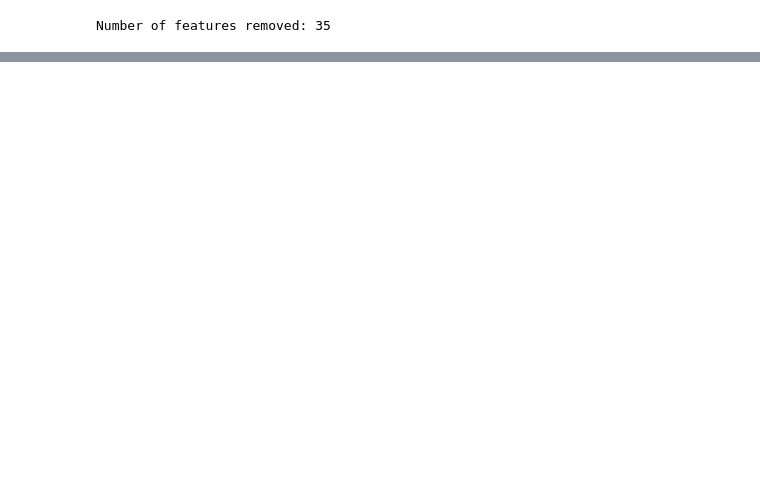
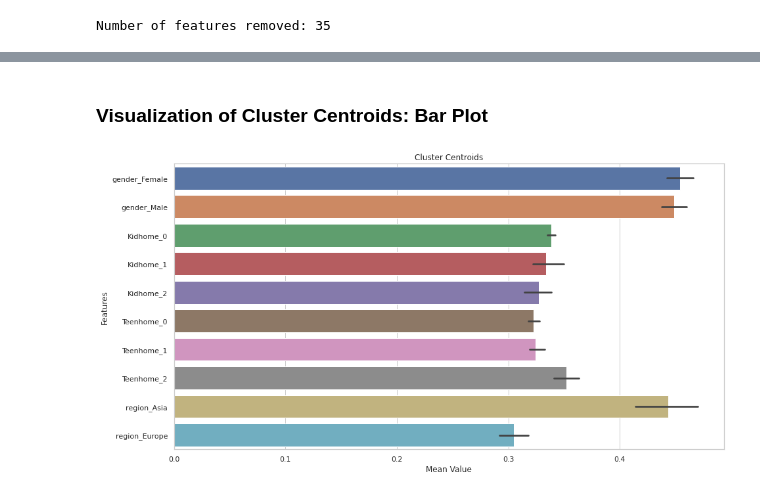
Before and after one commit to taradehdari/ads508-team6-project, a Jupyter notebook: modelTraining/modelTraining.ipynb, the cells around one changed output, grey strips where cells are left out. Drawn from its saved outputs; the diff is of its cells as text; code cells hidden in the pictures; blank space fills up the shorter version.

```diff
--- a/modelTraining/modelTraining.ipynb
+++ b/modelTraining/modelTraining.ipynb
@@ -380,0 +295,8 @@ Predicting Clusters for Validation Data
+# %%
+# Get cluster centroids
+centroids = kmeans.cluster_centers_
+
+# Create a DataFrame to show centroids
+centroid_df = pd.DataFrame(centroids, columns=reduced_features_validate.columns)
+print("Cluster Centroids:")
+print(centroid_df)
@@ -380,0 +316,18 @@ Predicting Clusters for Validation Data
+# %% [markdown]
+### Visualization of Cluster Centroids: Bar Plot
+# %%
+# Drop the 'CustomerID' column for visualization
+centroid_df_plot = centroid_df.drop(columns=['CustomerID'])
+
+# Set the style
+sns.set(style="whitegrid")
+
+# Plot the centroids using a bar plot
+plt.figure(figsize=(15, 8))
+sns.barplot(data=centroid_df_plot, orient='h')
+plt.title('Cluster Centroids')
+plt.xlabel('Mean Value')
+plt.ylabel('Features')
+plt.show()
+# %% [output]
+[figure, added]
```
Also changed, not shown: parts of 44 cells of this notebook, 5 other files.
